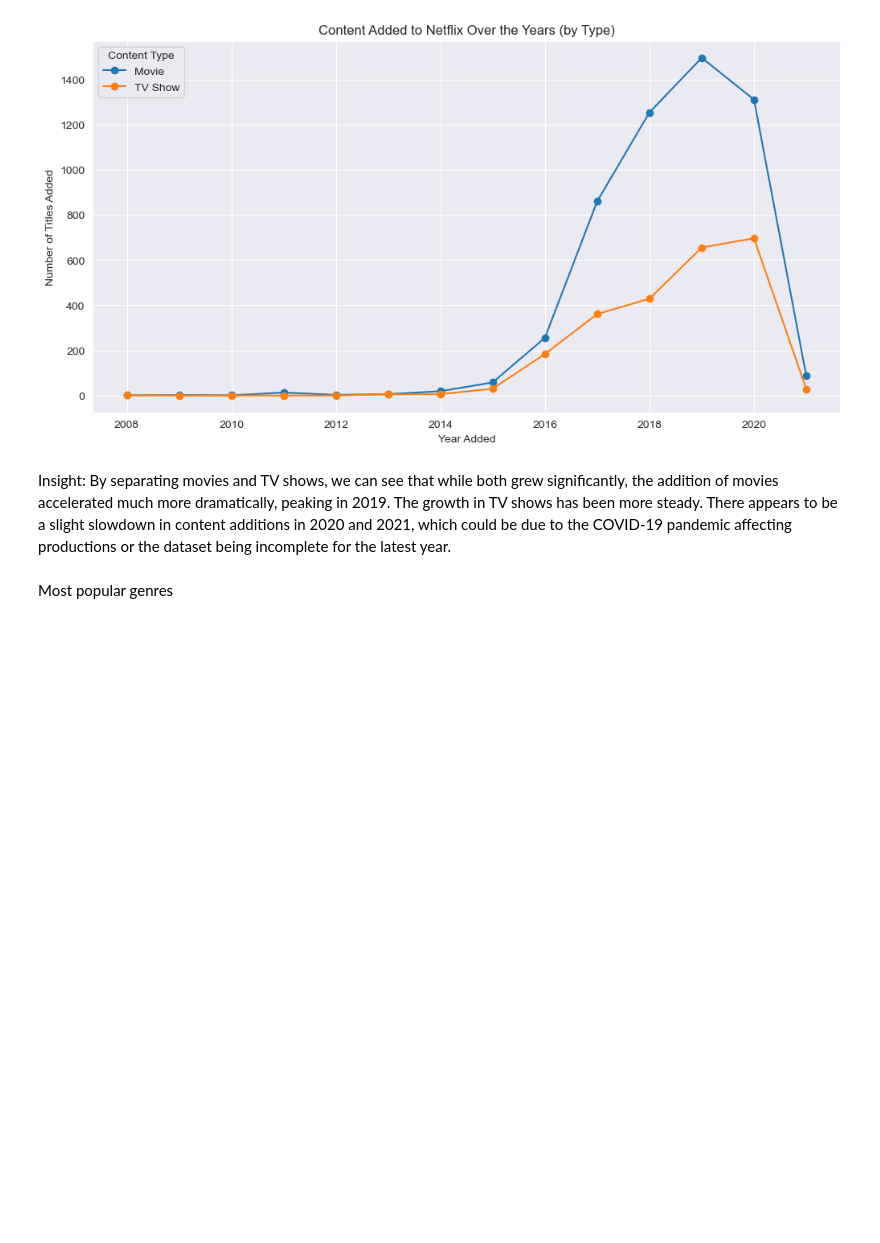
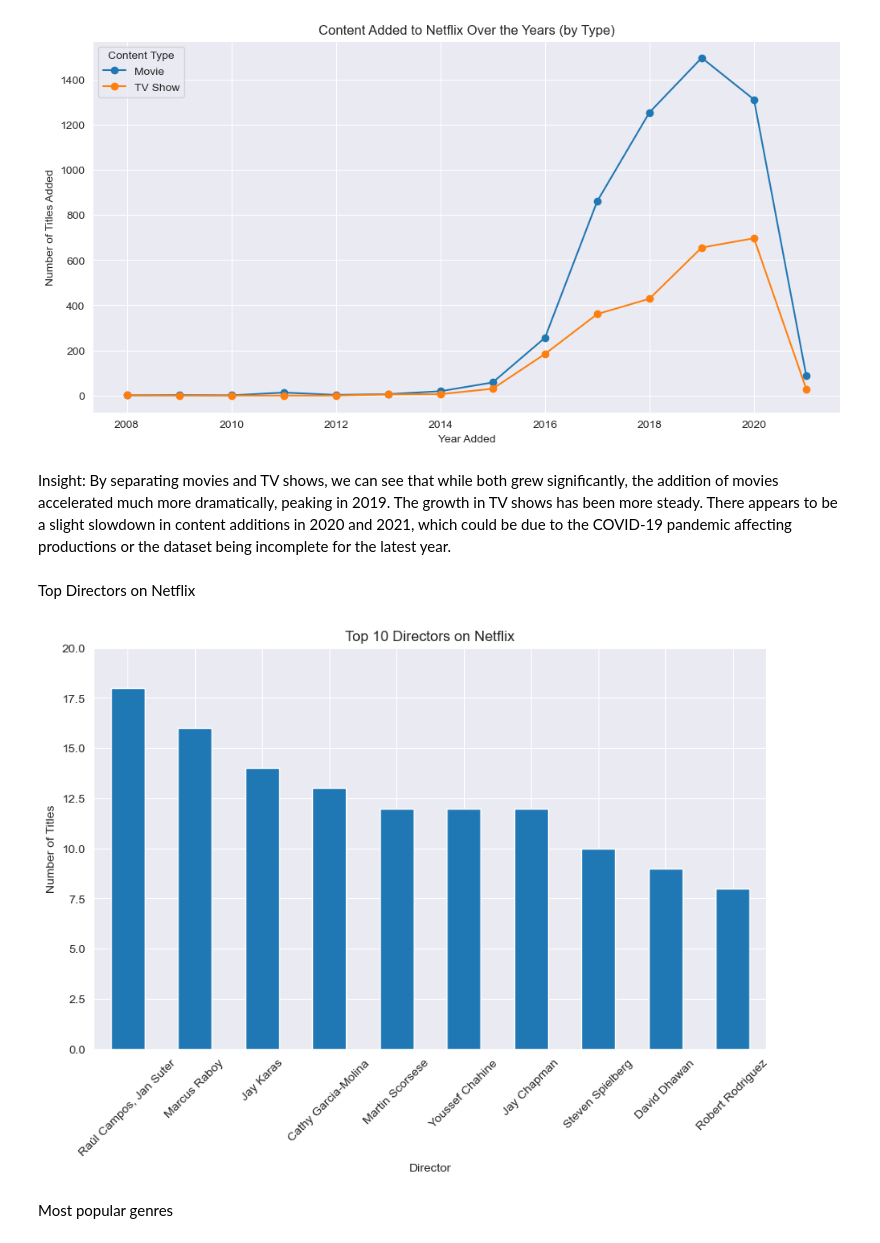
Before and after one commit to manshagupta217/Netflix-Content-Strategy-Analysis, a Jupyter notebook: notebooks/Netflix_Analysis.ipynb, the cells around one changed output. Saved outputs shown, nothing was run; the diff lists cells and outputs as text; code cells hidden in the pictures; blank space fills up the shorter version.

Commit message:
top directors

```diff
--- a/notebooks/Netflix_Analysis.ipynb
+++ b/notebooks/Netflix_Analysis.ipynb
@@ -241,3 +241,5 @@ plt.show()
 [figure]
 # %% [markdown]
 Insight: By separating movies and TV shows, we can see that while both grew significantly, the addition of movies accelerated much more dramatically, peaking in 2019. The growth in TV shows has been more steady. There appears to be a slight slowdown in content additions in 2020 and 2021, which could be due to the COVID-19 pandemic affecting productions or the dataset being incomplete for the latest year.
+# %% [markdown]
+Top Directors on Netflix
@@ -244,3 +255,14 @@ Insight: By separating movies and TV shows, we can see that while both grew sign
+# %%
+top_directors = df['director'].value_counts().drop('Unknown').head(10)
+top_directors.plot(kind='bar', figsize=(10,6))
+plt.title("Top 10 Directors on Netflix")
+plt.xlabel("Director")
+plt.ylabel("Number of Titles")
+plt.ylim(0, 20)
+plt.xticks(rotation=45)
+plt.show()
+# %% [output]
+[figure, added]
 # %% [markdown]
 Most popular genres
 # %%
```
Also changed, not shown: parts of 1 cell of this notebook.
